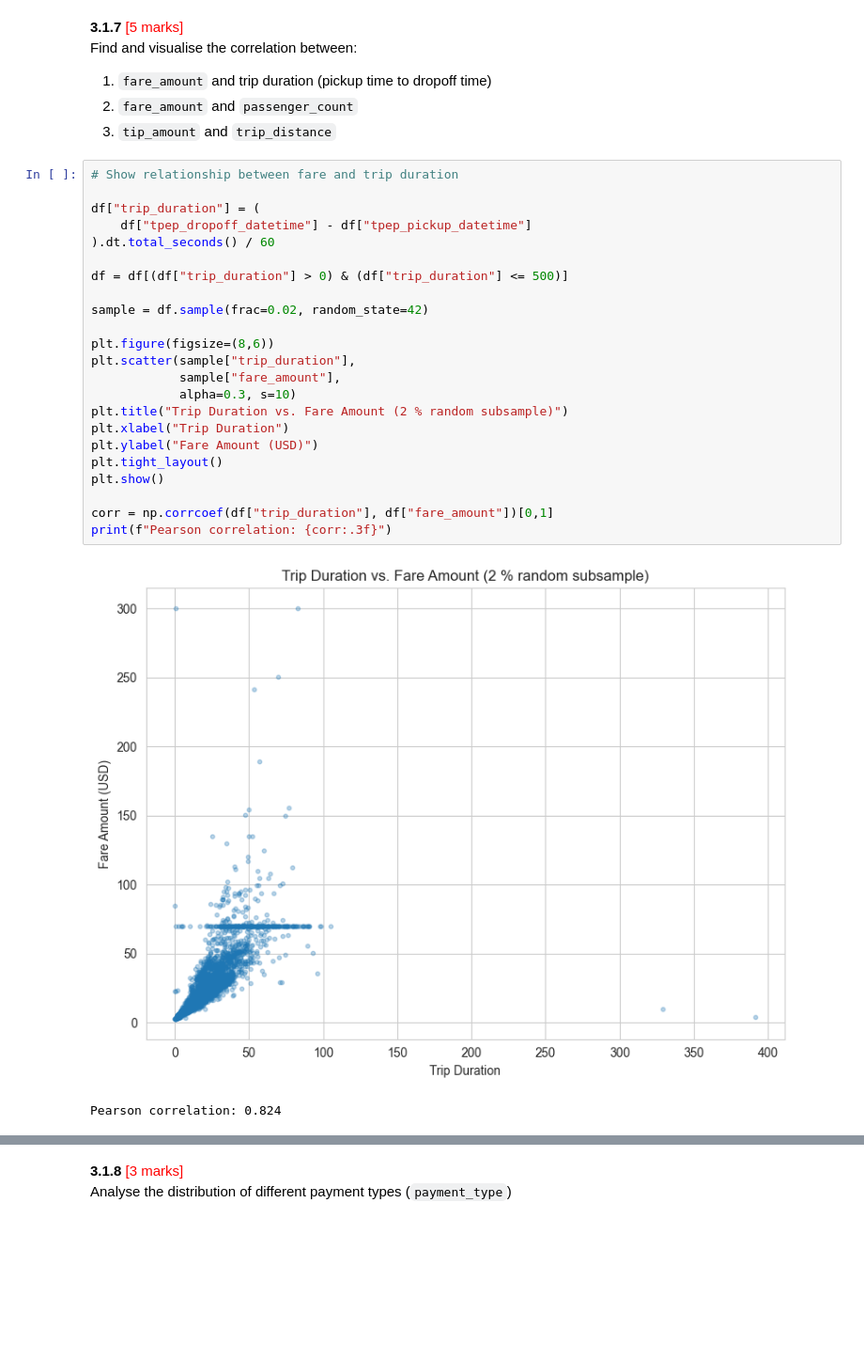
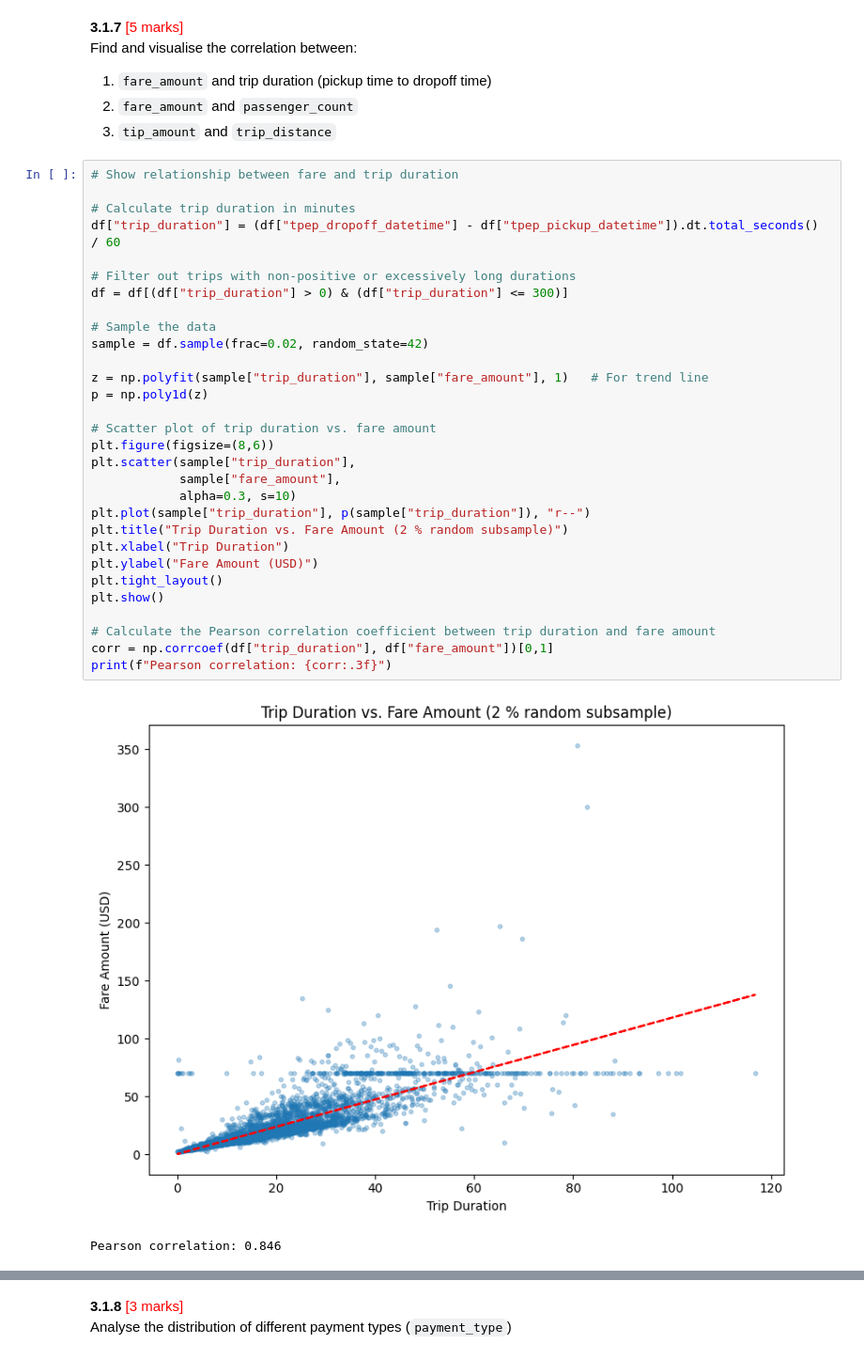
Before and after one commit to GoutamKonala/NYC_Taxi_Data_Assignment, a Jupyter notebook: EDA_Assg_NYC_Taxi_Starter.ipynb, the cells around one changed output, grey strips where cells are left out. Shown at 94% size. Saved outputs shown, nothing was run; the diff lists cells and outputs as text; blank space fills up the shorter version.

```diff
--- a/EDA_Assg_NYC_Taxi_Starter.ipynb
+++ b/EDA_Assg_NYC_Taxi_Starter.ipynb
@@ -1030,29 +1036,36 @@ Find and visualise the correlation between:
 # %%
 # Show relationship between fare and trip duration
 
-df["trip_duration"] = (
-    df["tpep_dropoff_datetime"] - df["tpep_pickup_datetime"]
-).dt.total_seconds() / 60
+# Calculate trip duration in minutes
+df["trip_duration"] = (df["tpep_dropoff_datetime"] - df["tpep_pickup_datetime"]).dt.total_seconds() / 60
 
-df = df[(df["trip_duration"] > 0) & (df["trip_duration"] <= 500)]
+# Filter out trips with non-positive or excessively long durations
+df = df[(df["trip_duration"] > 0) & (df["trip_duration"] <= 300)]
 
+# Sample the data
 sample = df.sample(frac=0.02, random_state=42)
 
+z = np.polyfit(sample["trip_duration"], sample["fare_amount"], 1)   # For trend line
+p = np.poly1d(z)
+
+# Scatter plot of trip duration vs. fare amount
 plt.figure(figsize=(8,6))
 plt.scatter(sample["trip_duration"],
             sample["fare_amount"],
             alpha=0.3, s=10)
+plt.plot(sample["trip_duration"], p(sample["trip_duration"]), "r--")
 plt.title("Trip Duration vs. Fare Amount (2 % random subsample)")
 plt.xlabel("Trip Duration")
 plt.ylabel("Fare Amount (USD)")
 plt.tight_layout()
 plt.show()
 
+# Calculate the Pearson correlation coefficient between trip duration and fare amount
 corr = np.corrcoef(df["trip_duration"], df["fare_amount"])[0,1]
 print(f"Pearson correlation: {corr:.3f}")
 # %% [output]
-[figure, old version]
+[figure, new version]
-Pearson correlation: 0.824
+Pearson correlation: 0.846
 # %%
 # Show relationship between fare and number of passengers
 
```
Also changed, not shown: parts of 30 cells of this notebook.
